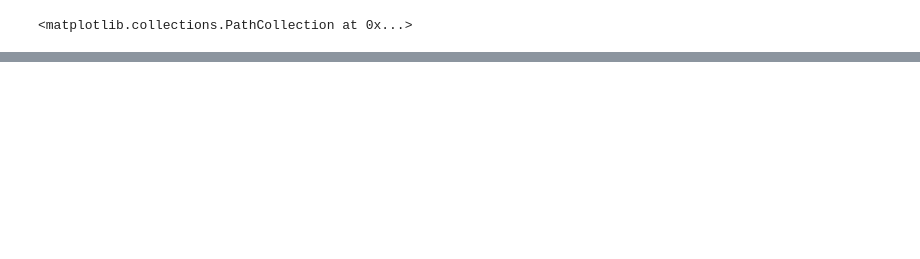
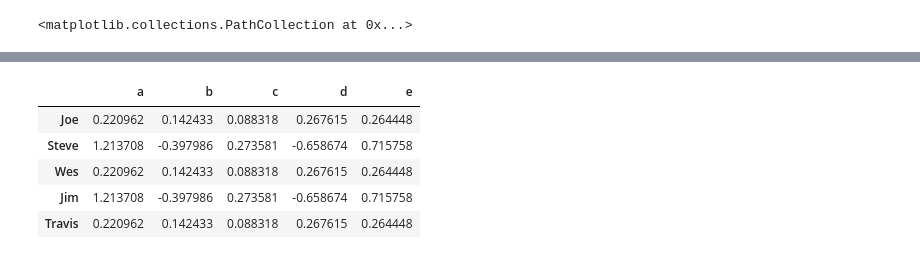
Before and after one commit to flybetter/handson_demo, a Jupyter notebook: data_analysis/data_matplotlib.ipynb, the cells around one changed output, grey strips where cells are left out. Saved outputs shown, nothing was run; the diff lists cells and outputs as text; code cells hidden in the pictures; blank space fills up the shorter version.

```diff
--- a/data_analysis/data_matplotlib.ipynb
+++ b/data_analysis/data_matplotlib.ipynb
@@ -123,0 +388,9 @@ values.plot(kind='kde',style='k--')
+# %%
+people.groupby(key).transform(np.mean)
+# %% [output]
+|  | a | b | c | d | e |
+| Joe | 0.220962 | 0.142433 | 0.088318 | 0.267615 | 0.264448 |
+| Steve | 1.213708 | -0.397986 | 0.273581 | -0.658674 | 0.715758 |
+| Wes | 0.220962 | 0.142433 | 0.088318 | 0.267615 | 0.264448 |
+| Jim | 1.213708 | -0.397986 | 0.273581 | -0.658674 | 0.715758 |
+| Travis | 0.220962 | 0.142433 | 0.088318 | 0.267615 | 0.264448 |
```
Also changed, not shown: parts of 50 cells of this notebook.
